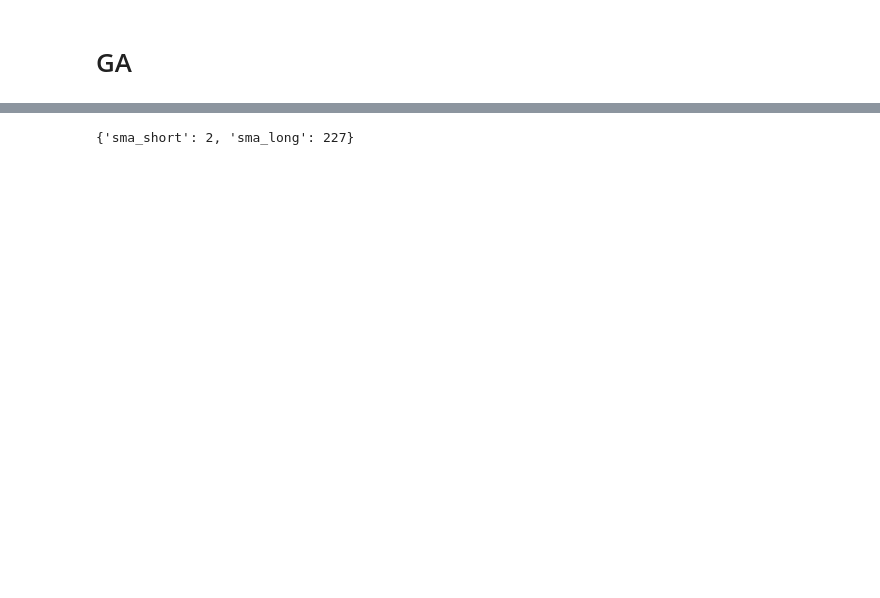
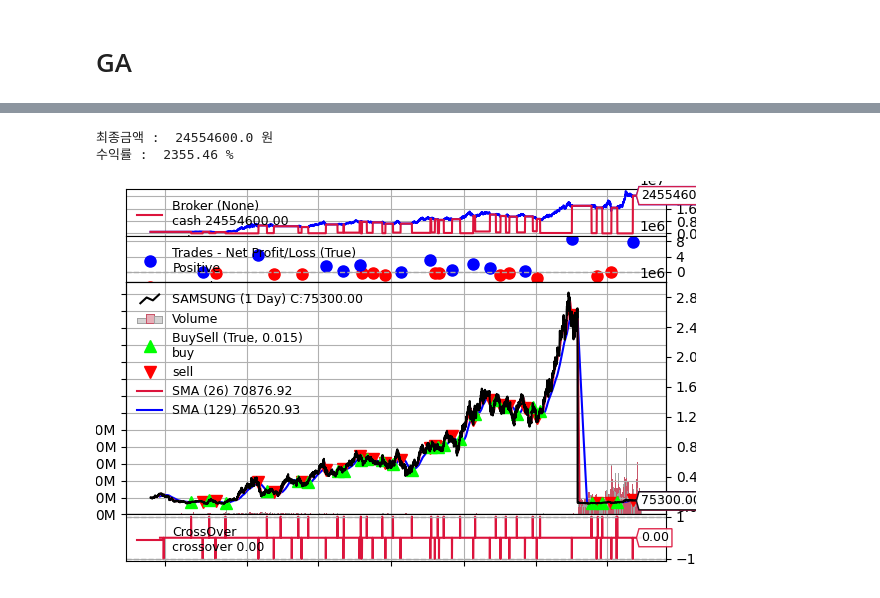
Before and after one commit to baeksumin/k-project, a Jupyter notebook: data_preprocessing/optimization.ipynb, the cells around one changed output, grey strips where cells are left out. Cells and saved outputs as stored; diff of their text form; code cells hidden in the pictures; blank space fills up the shorter version.

```diff
--- a/data_preprocessing/optimization.ipynb
+++ b/data_preprocessing/optimization.ipynb
@@ -849,4 +440,70 @@ Final Portfolio Value:    1,063,193,625.88
-# %%
-print(OPTIMISED_STRATEGY_PARAMS)
-# %% [output]
-{'sma_short': 2, 'sma_long': 227}
+# %%
+# gdc
+
+class SmaCross1(bt.Strategy):
+  params = dict(
+        pfast=26, # period for the fast moving average
+        pslow=129 # period for the slow moving average
+        )
+
+  def __init__(self):
+    sma1 = bt.ind.SMA(period = self.p.pfast) # fast moving average
+    sma2 = bt.ind.SMA(period = self.p.pslow) # slow moving average
+    self.crossover = bt.ind.CrossOver(sma1, sma2) # crossover signal
+
+  def next(self):
+    if not self.position: # not in the market
+        if self.crossover > 0: # if fast crosses slow to the upside
+            close = self.data.close[0] # 종가 값
+
+            size = int(self.broker.getcash() / close) # 최대 구매 가능 개수
+            self.buy(size=size) # 매수 size = 구매 개수 설정
+    elif self.crossover < 0: # in the market & cross to the downside
+            self.close() # 매도
+
+
+
+
+# 세레브로 (벡트레이더 엔진) 설정
+
+#세레브로 가져오기
+cerebro = bt.Cerebro()
+
+#데이터 가져오기
+data = bt.feeds.PandasData(dataname=df,name="SAMSUNG",openinterest=None)
+
+#데이터 추가하기
+cerebro.adddata(data)
+
+#전략 추가하기
+cerebro.addstrategy(SmaCross1)
+
+#브로커 설정
+cerebro.broker.setcash (1000000)
+
+#매매 단위 설정
+cerebro.addsizer(bt.sizers.SizerFix, stake = 30) #한번에 30주 설정.
+
+# 3. 세레브로 실행하기
+
+# 초기 투자금 가져오기
+init_cash = cerebro.broker.getvalue()
+
+# 세레브로 실행하기
+cerebro.run()
+
+# 최종 금액 가져오기
+final_cash = cerebro.broker.getvalue()
+
+
+print("최종금액 : ", final_cash, "원")
+print("수익률 : ", float(final_cash - init_cash)/float(init_cash) * 100., "%")
+print("\n")
+
+# 차트 출력하기
+cerebro.plot()[0][0].savefig('plot.png', dpi=100)
+display(Image(filename='plot.png'))
+# %% [output]
+최종금액 :  24554600.0 원
+수익률 :  2355.46 %
+[figure, added]
```
Also changed, not shown: parts of 37 cells of this notebook.
